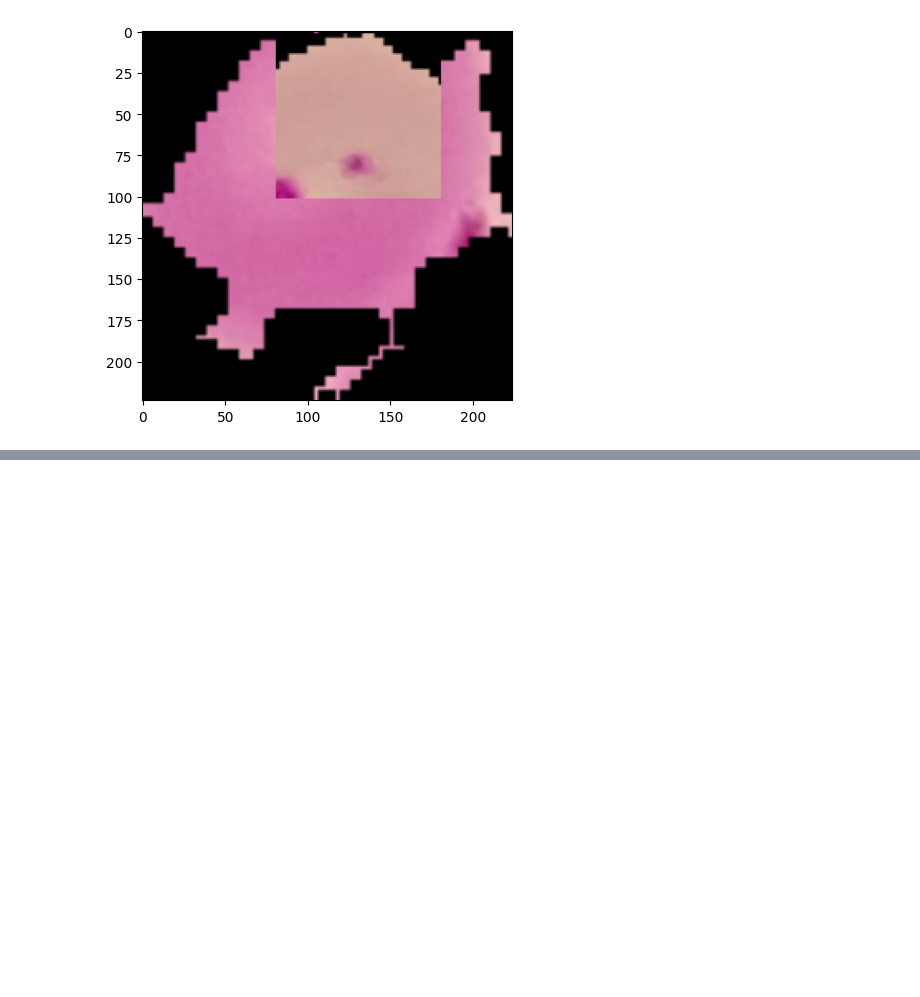
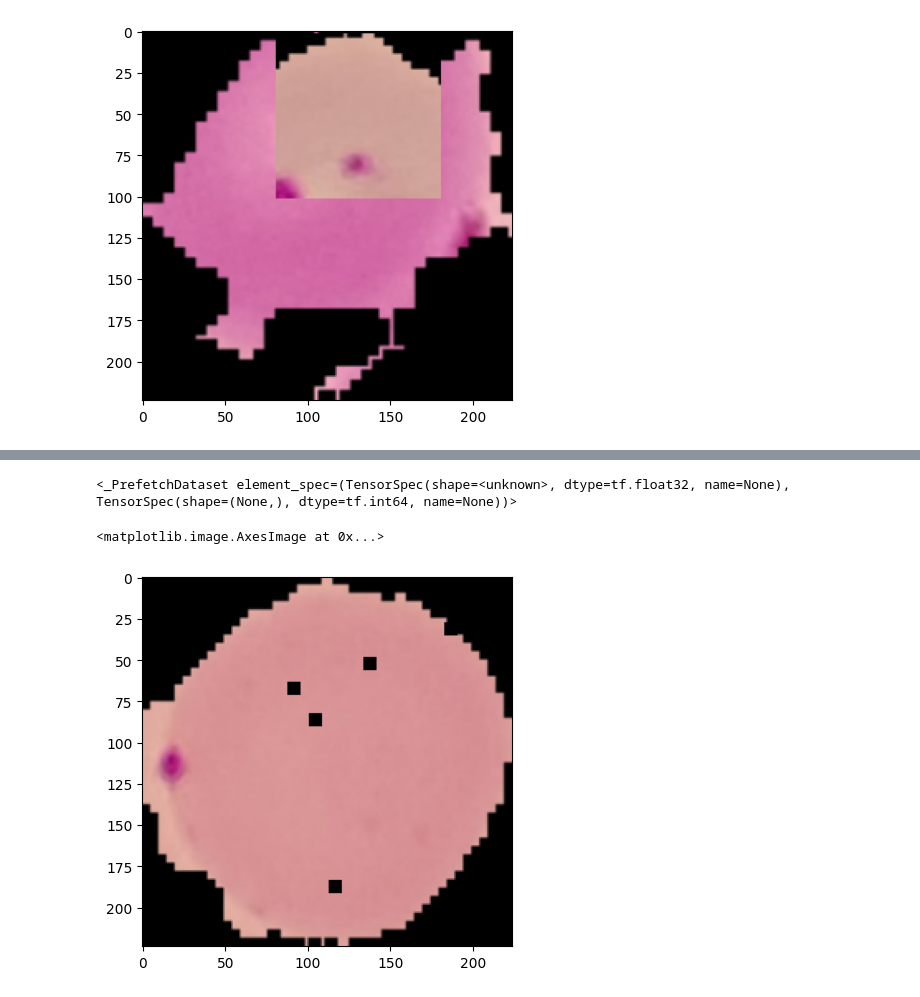
Before and after one commit to TusharMahata/Tensorflow_Learning, a Jupyter notebook: Malaria_2.ipynb, the cells around one changed output, grey strips where cells are left out. Cells and saved outputs as stored; diff of their text form; code cells hidden in the pictures; blank space fills up the shorter version.

Commit message:
Albumentation

```diff
--- a/Malaria_2.ipynb
+++ b/Malaria_2.ipynb
@@ -402,0 +514,47 @@ tf.Tensor(
+# %%
+import albumentations as A
+transforms = A.Compose(
+    [
+      A.Resize(img_size, img_size),
+
+      A.OneOf([A.HorizontalFlip(),
+                A.VerticalFlip(),], p = 0.3),
+
+      A.RandomRotate90(),
+      #A.RandomGridShuffle(grid=(3, 3), always_apply=False, p=0.5),
+      A.RandomBrightnessContrast(brightness_limit=0.2,
+                                contrast_limit=0.2,
+                                always_apply=False, p=0.5),
+      A.Cutout(num_holes=8, max_h_size=8, max_w_size=8, fill_value=0, always_apply=False, p=0.5),
+      A.Sharpen(alpha=(0.2, 0.5), lightness=(0.5, 1.0), always_apply=False, p=0.5),
+])
+# %%
+def aug_albument(image):
+  data = {"image":image}
+  image = transforms(**data)
+  image = image["image"]
+  image = tf.cast(image/255., tf.float32)
+  return image
+# %%
+def process_data(image, label):
+    aug_img = tf.numpy_function(func=aug_albument, inp=[image], Tout=tf.float32)
+    return aug_img, label
+# %%
+BATCH_SIZE = 32
+train_dataset = (
+    train_dataset
+    .shuffle(buffer_size = 1024, reshuffle_each_iteration = True)
+    .map(process_data)
+    .batch(BATCH_SIZE)
+    .prefetch(tf.data.AUTOTUNE)
+)
+# %%
+train_dataset
+# %% [output]
+<_PrefetchDataset element_spec=(TensorSpec(shape=<unknown>, dtype=tf.float32, name=None), TensorSpec(shape=(None,), dtype=tf.int64, name=None))>
+# %%
+im, _ = next(iter(train_dataset))
+plt.imshow(im[0])
+# %% [output]
+<matplotlib.image.AxesImage at 0x...>
+[figure, added]
```
Also changed, not shown: parts of 23 cells of this notebook.
